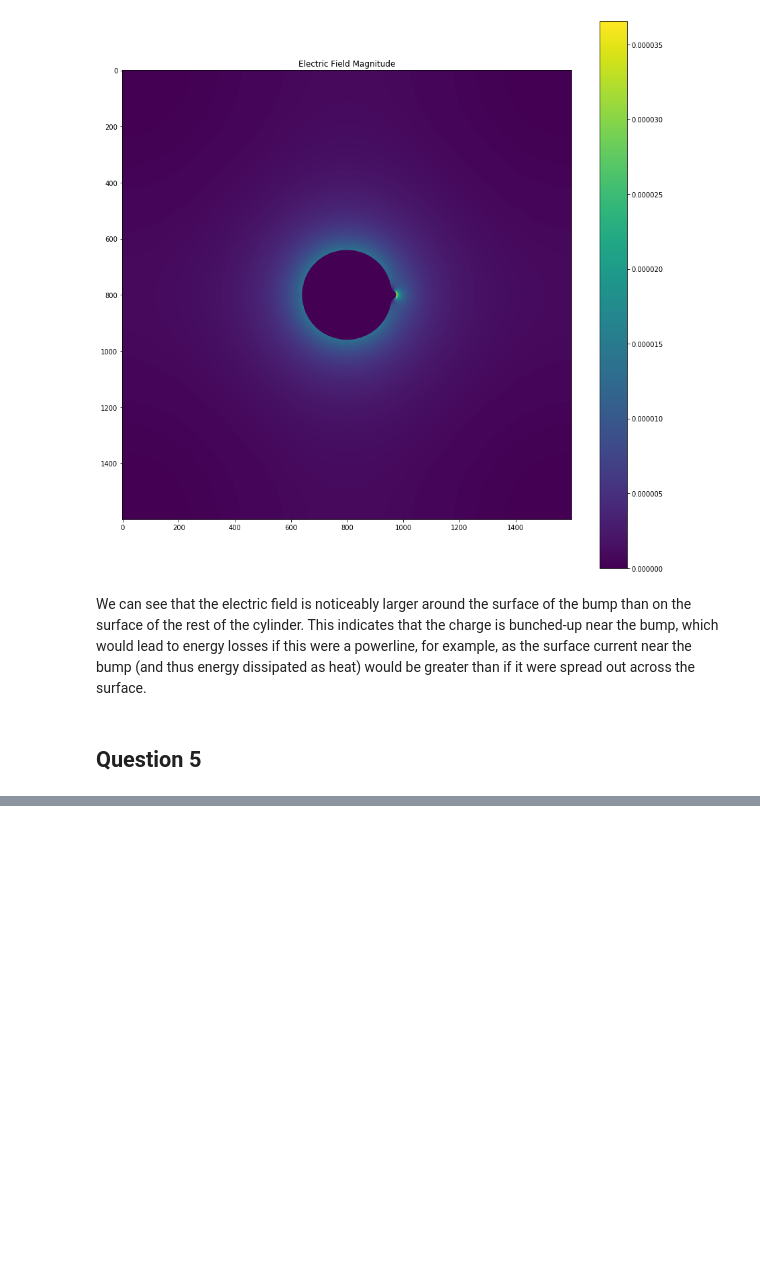
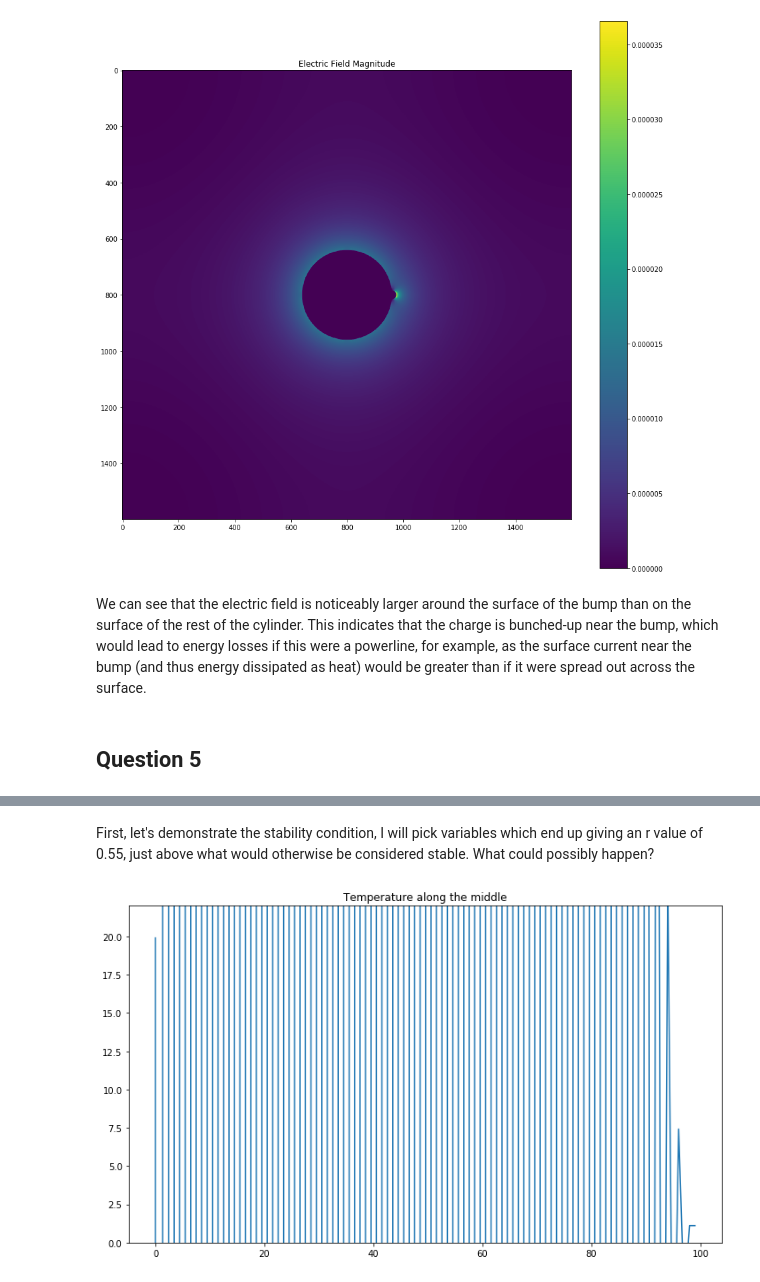
Before and after one commit to ChristianIvanov422/Phys512-Assignments, a Jupyter notebook: Assignment-5/Assignment 5.ipynb, the cells around one changed output, grey strips where cells are left out. Drawn from its saved outputs; the diff is of its cells as text; code cells hidden in the pictures; blank space fills up the shorter version.

```diff
--- a/Assignment-5/Assignment 5.ipynb
+++ b/Assignment-5/Assignment 5.ipynb
@@ -461,0 +488,27 @@ We can see that the electric field is noticeably larger around the surface of th
+# %%
+def Temp(n,dt,dx,alpha,t_final,dT_edge):
+    x = np.arange(0,n,dx)
+    t = np.arange(0,t_final+dt,dt)
+    T_edge = t*dT_edge
+    T = np.zeros([len(t),len(x)])
+    r = alpha*dt/dx**2
+    for i in range(len(t)-1):
+        for j in range(len(x)-1):
+            T[i,0] = T_edge[i]
+            T[i+1,j] = T[i,j] + r*(T[i,j-1] + T[i,j+1] - 2*T[i,j])
+            T[i+1,-1]= T[i,-1] + r*(T[i,j-1] - T[i,j])
+        clear_output(wait = True)
+        plt.figure(figsize = [12,7])
+        plt.ylim(top=1.1*T_edge[-1])
+        plt.plot(x,T[i])
+        plt.title('Temperature along the middle')
+        plt.show()
+        plt.pause(0.001)
+# %% [markdown]
+First, let's demonstrate the stability condition, I will pick variables which end up giving an r value of 0.55, just above what would otherwise be considered stable. What could possibly happen?
+# %%
+t = time.time()
+Temp(100,0.1,1,5.5,20,1)
+print('elapsed time',time.time()-t,'s')
+# %% [output]
+[figure, added]
```
Also changed, not shown: parts of 20 cells of this notebook.
